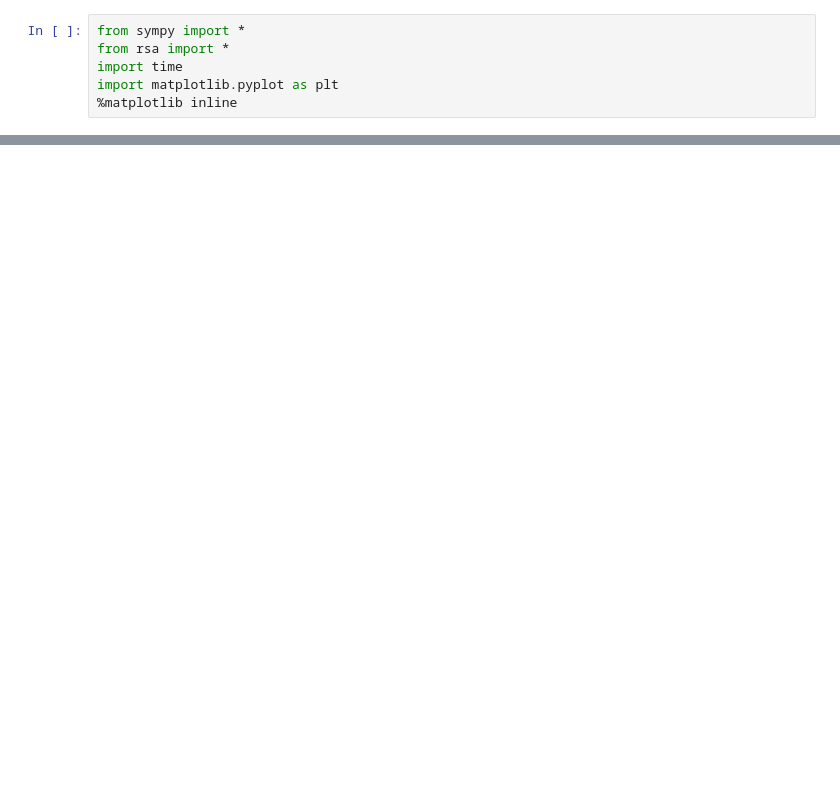
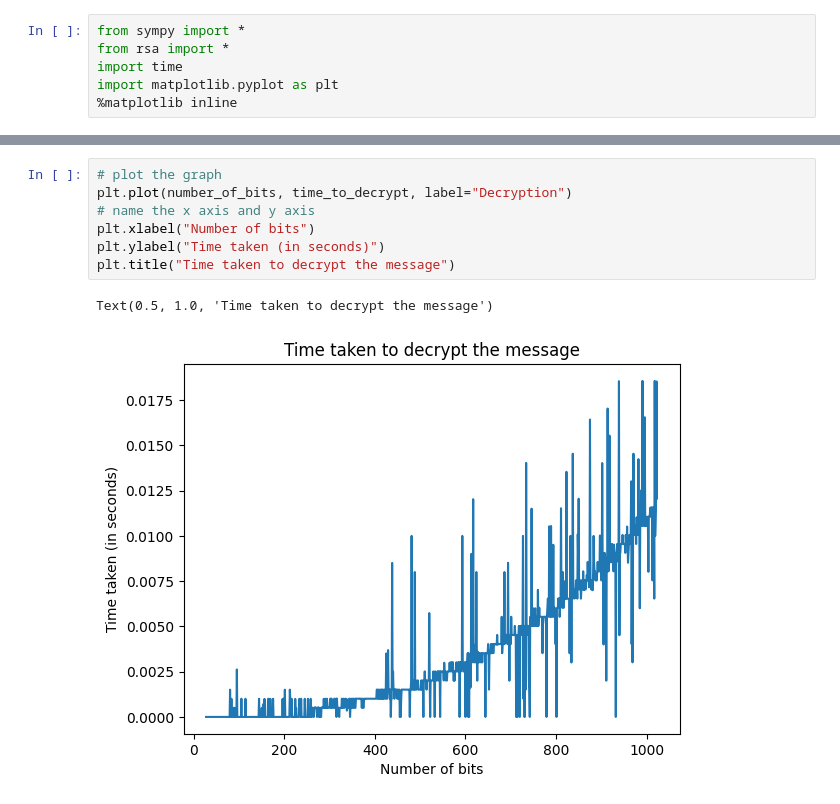
Before and after one commit to Rufaida-Kassem/RSA-Encrypted-Chat, a Jupyter notebook: python/rsa_analysis.ipynb, the cells around one changed output, grey strips where cells are left out. Cells and saved outputs as stored; diff of their text form; blank space fills up the shorter version.

```diff
--- a/python/rsa_analysis.ipynb
+++ b/python/rsa_analysis.ipynb
@@ -50,0 +63,10 @@ plt.plot(number_of_bits, time_to_decrypt, label="Decryption")
+# %%
+# plot the graph
+plt.plot(number_of_bits, time_to_decrypt, label="Decryption")
+# name the x axis and y axis
+plt.xlabel("Number of bits")
+plt.ylabel("Time taken (in seconds)")
+plt.title("Time taken to decrypt the message")
+# %% [output]
+Text(0.5, 1.0, 'Time taken to decrypt the message')
+[figure, added]
```
Also changed, not shown: parts of 4 cells of this notebook, 13 other files.
